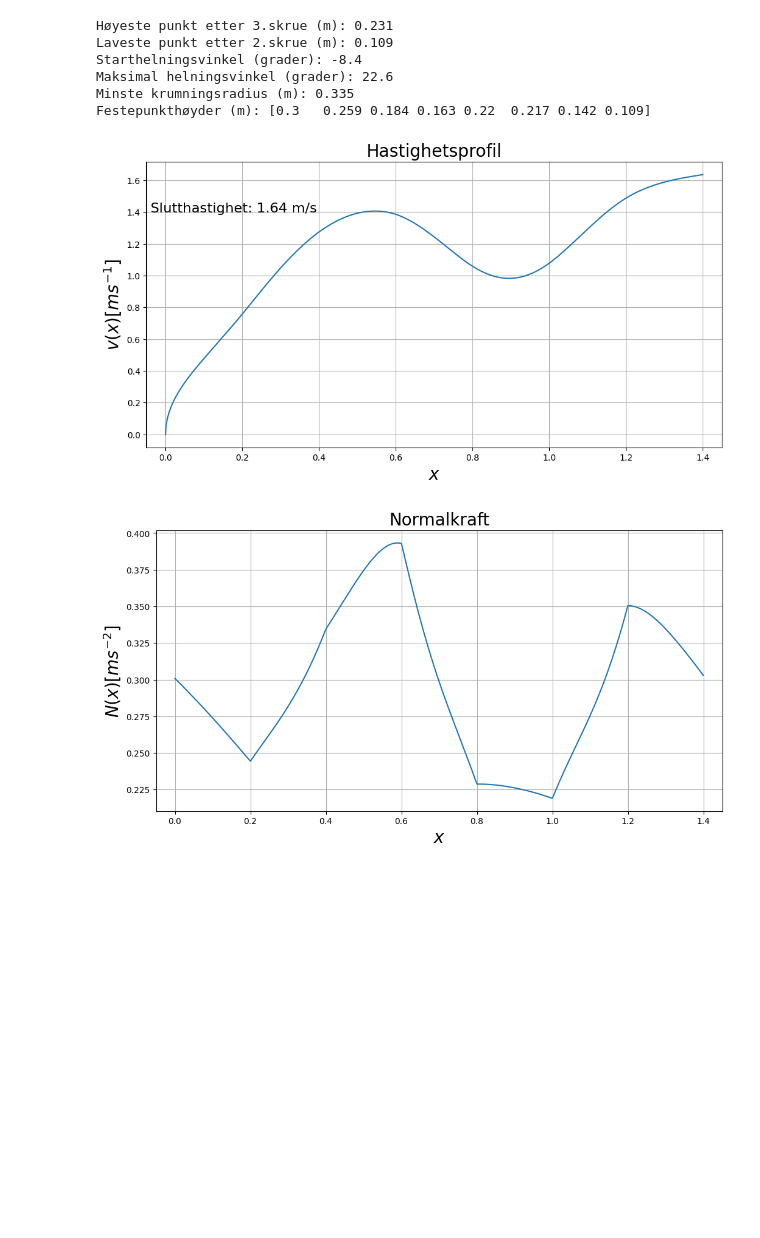
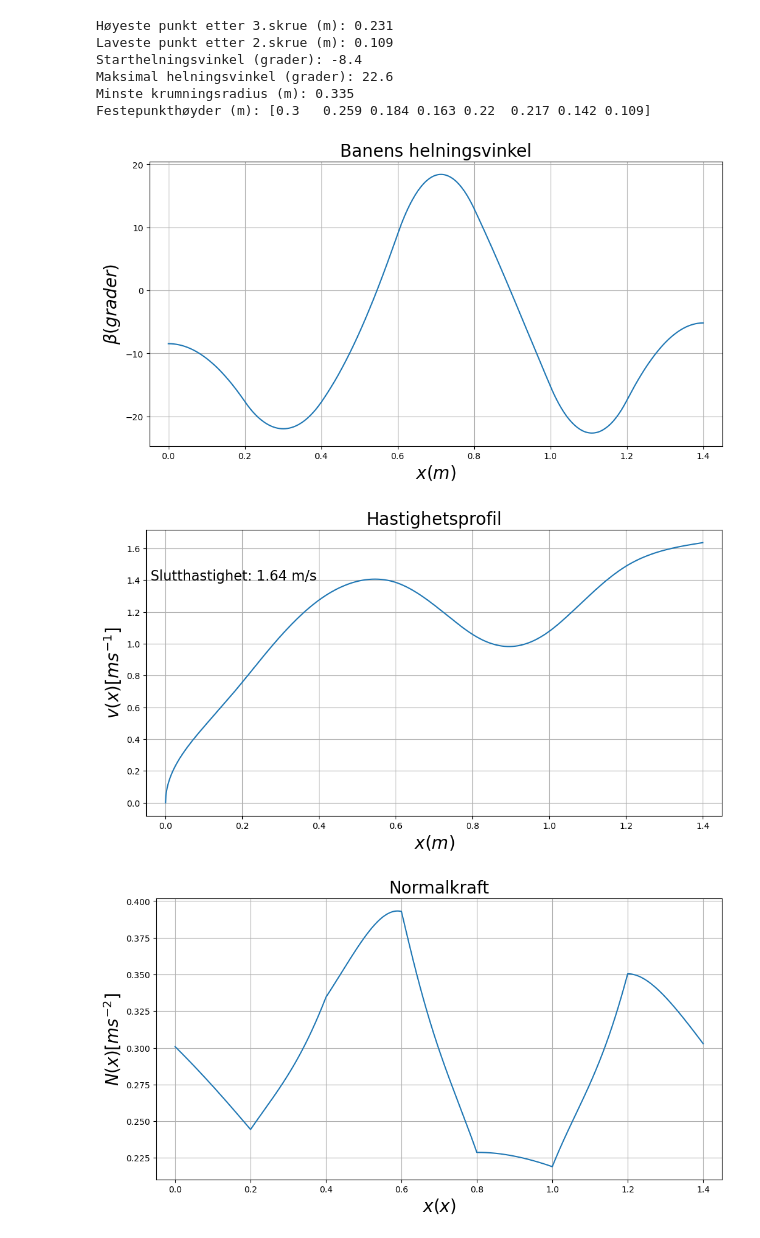
Before and after one commit to Lorangs/FysikkLab, a Jupyter notebook: baneform_V23.ipynb, the cells around one changed output. Drawn from its saved outputs; the diff is of its cells as text; code cells hidden in the pictures; blank space fills up the shorter version.

Commit message:
helning :)

```diff
--- a/baneform_V23.ipynb
+++ b/baneform_V23.ipynb
@@ -150,33 +150,42 @@ Festepunkthøyder (m): [0.3   0.259 0.184 0.163 0.22  0.217 0.142 0.109]
 # %%
 g = 9.81
 c = 2/5
 m = 0.031
 
+helningsvinkel = plt.figure(r'$\beta$''(grader)',figsize=(12,6))
+plt.plot(x, betadeg)
+plt.title('Banens helningsvinkel', fontsize = 20)
+plt.xlabel('$x(m)$', fontsize=20)
+plt.ylabel(r'$\beta$''$(grader)$', fontsize = 20)
+plt.xlim(-0.050,1.450)
+plt.grid()
+plt.show()
 
 hastighet = np.sqrt(2*g*(y[0]-y)/(1+c))
 
 hastighetsProfil = plt.figure('v(x)',figsize=(12,6))
 plt.plot(x,hastighet)
 plt.title('Hastighetsprofil', fontsize=20)
-plt.xlabel('$x$',fontsize=20)
+plt.xlabel('$x(m)$',fontsize=20)
 plt.ylabel('$v(x) [ms^{-1}]$',fontsize=20)
 plt.text(-0.040, 1.400, f"Slutthastighet: {np.round(hastighet[-1], 2)} m/s", fontsize=16)
 plt.xlim(-0.050,1.450)
 plt.grid()
 plt.show()
 
 
 akselerasjon = d2y/(1+dy**2)**1.5
 normalkraft = m*(g*np.cos(beta) + akselerasjon)
 normalkraftProfil = plt.figure('N(x)',figsize=(12,6))
 plt.plot(x, normalkraft)
 plt.title('Normalkraft', fontsize=20)
-plt.xlabel('$x$',fontsize=20)
+plt.xlabel('$x(x)$',fontsize=20)
 plt.ylabel('$N(x) [ms^{-2}]$',fontsize=20)
 #plt.ylim(0,300)
 plt.xlim(-0.050,1.450)
 plt.grid()
 plt.show()
 # %% [output]
-[figure, old version]
+[figure, new version]
-[figure, old version]
+[figure, new version]
+[figure, added]
```
